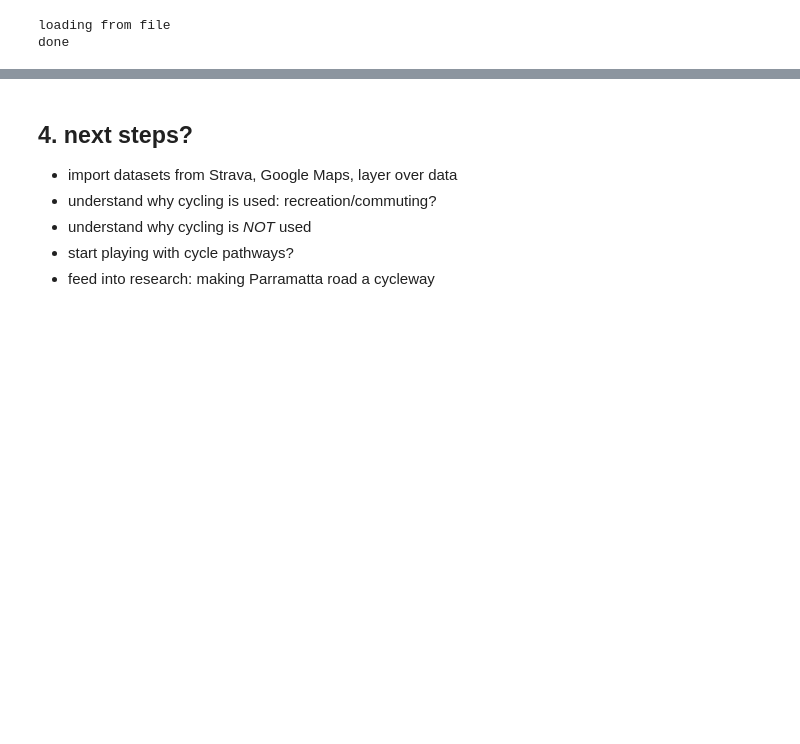
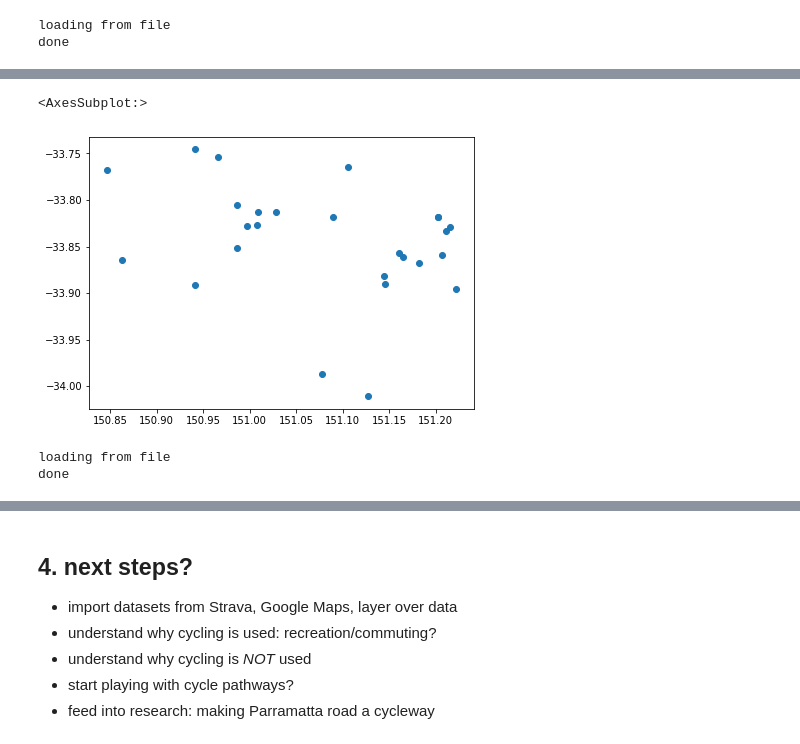
Before and after one commit to bojanasinpyjamas/data_project, a Jupyter notebook: cycleway-countsxls2018-2020.ipynb, the cells around one changed output, grey strips where cells are left out. Drawn from its saved outputs; the diff is of its cells as text; code cells hidden in the pictures; blank space fills up the shorter version.

```diff
--- a/cycleway-countsxls2018-2020.ipynb
+++ b/cycleway-countsxls2018-2020.ipynb
@@ -188,0 +190,8 @@ cycleway_counterlocation.head(26)
+# %%
+cycleway_counterlocation.sort_values(by='station', inplace=True)
+counterstation_df = cycleway_counterlocation.drop(columns=['objectid', 'geolocation','y_2018_oct', 'y_2018_nov', 'y_2018_dec', 'y_2019_jan',
+       'y_2019_feb', 'y_2019_mar', 'y_2019_apr', 'y_2019_may', 'y_2019_jun',
+       'y_2019_jul', 'y_2019_aug', 'y_2019_sep', 'y_month_max', 'y_2007',
+       'y_2008', 'y_2009', 'y_2010', 'y_2011', 'y_2012', 'y_2013', 'y_2014',
+       'y_2015', 'y_2016', 'y_2017', 'y_2018', 'y_2019', 'y_max_year'])
+counterstation_df.head()
@@ -230,0 +215,25 @@ hint: See above for details.
+# %%
+gdf = gp.GeoDataFrame(counterstation_df)
+# %%
+def make_a_point(loc_string):
+    lat, lon = [float(x) for x in loc_string.split(" ")]
+    return shapely.geometry.Point(lon, lat)
+
+gdf.geometry = gdf.geolocation.apply(make_a_point)
+gdf.plot()
+# %% [output]
+<AxesSubplot:>
+[figure, added]
+# %%
+if os.path.isfile("Cycle_network.geojson"):
+    cyclemap = "Cycle_network.geojson"
+    print("loading from file")
+else:
+    cyclemap = "https://opendata.transport.nsw.gov.au/node/6771/download"
+    print("loading from the internet")
+
+cycleway_map = gp.read_file(cyclemap)
+print("done")
+# %% [output]
+loading from file
+done
```
Also changed, not shown: parts of 13 cells of this notebook.
